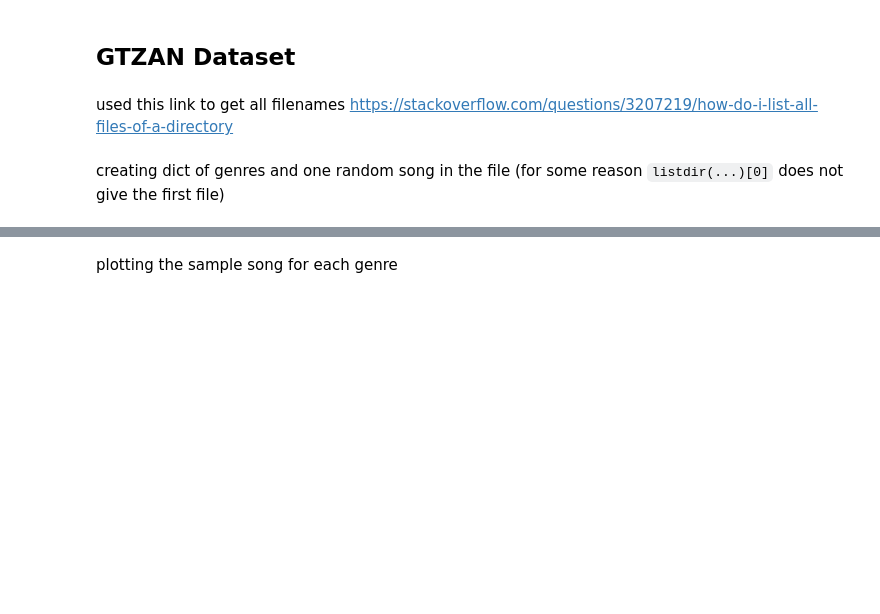
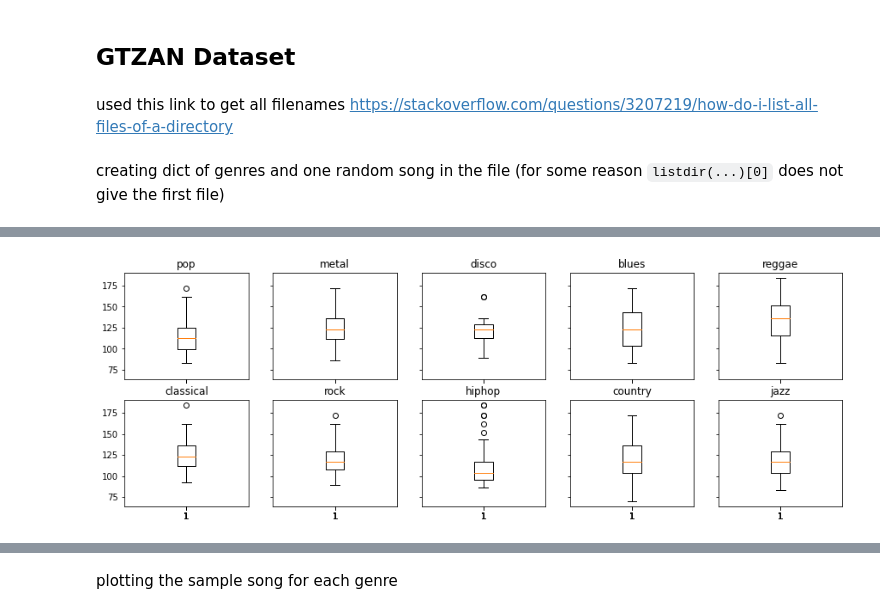
Before and after one commit to alarsen123/music-genre-classification, a Jupyter notebook: MLP2/analysis/analysis.ipynb, the cells around one changed output, grey strips where cells are left out. Drawn from its saved outputs; the diff is of its cells as text; code cells hidden in the pictures; blank space fills up the shorter version.

```diff
--- a/MLP2/analysis/analysis.ipynb
+++ b/MLP2/analysis/analysis.ipynb
@@ -49,0 +57,4 @@ song_df
+# %%
+
+song_df['bpm'] = song_df['time_series'].apply(lambda x: librosa.beat.tempo(y= x)[0])
+song_df
@@ -49,0 +75,2 @@ song_df
+# %%
+song_df['bpm'] = song_df['bpm'].apply(lambda x: x[0])
@@ -49,0 +93,14 @@ song_df
+# %%
+fig, axs = plt.subplots(2, 5, sharex=True, sharey=True, figsize=[15, 5])
+count = 0
+
+for g in genre_names:
+    idx = (int(count/5), count % 5)
+    df = song_df[song_df['genre'] == g]
+    axs[idx].boxplot(df.bpm)
+    axs[idx].set(title=g)
+    count = count + 1
+
+plt.show()
+# %% [output]
+[figure, added]
```
Also changed, not shown: parts of 19 cells of this notebook.
